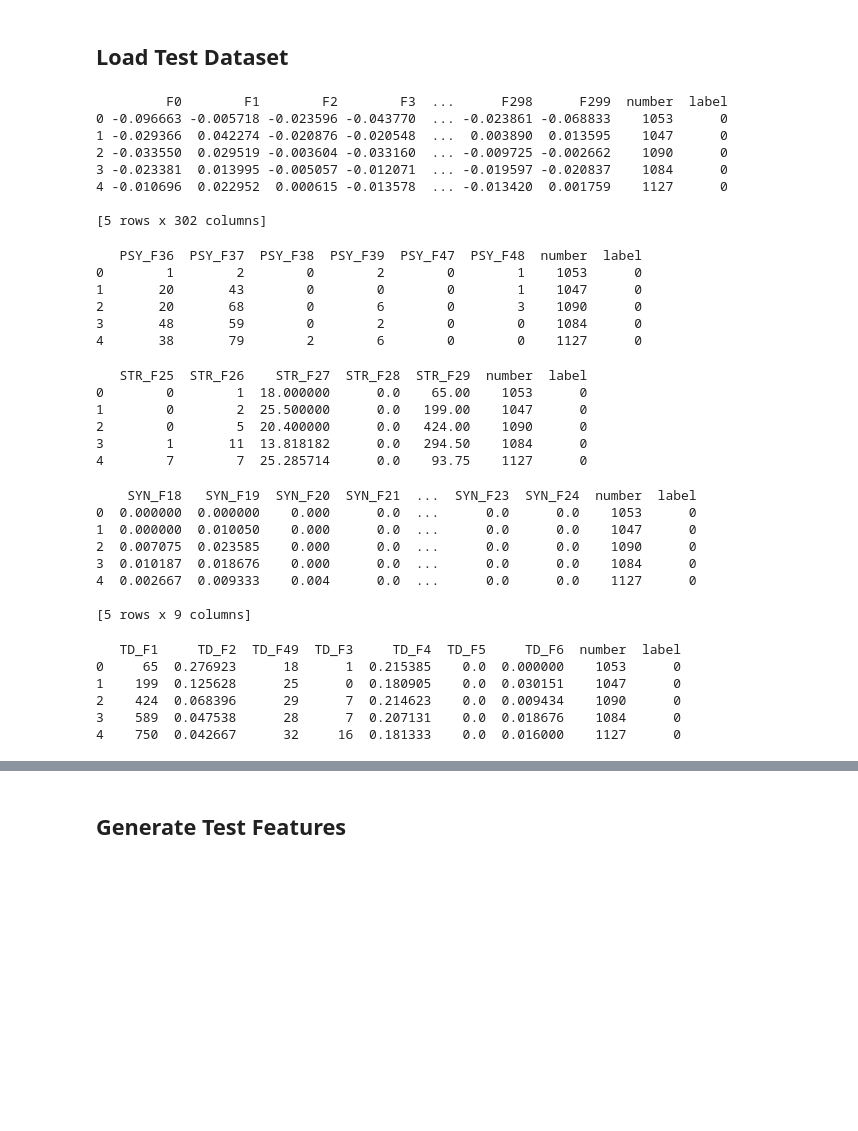
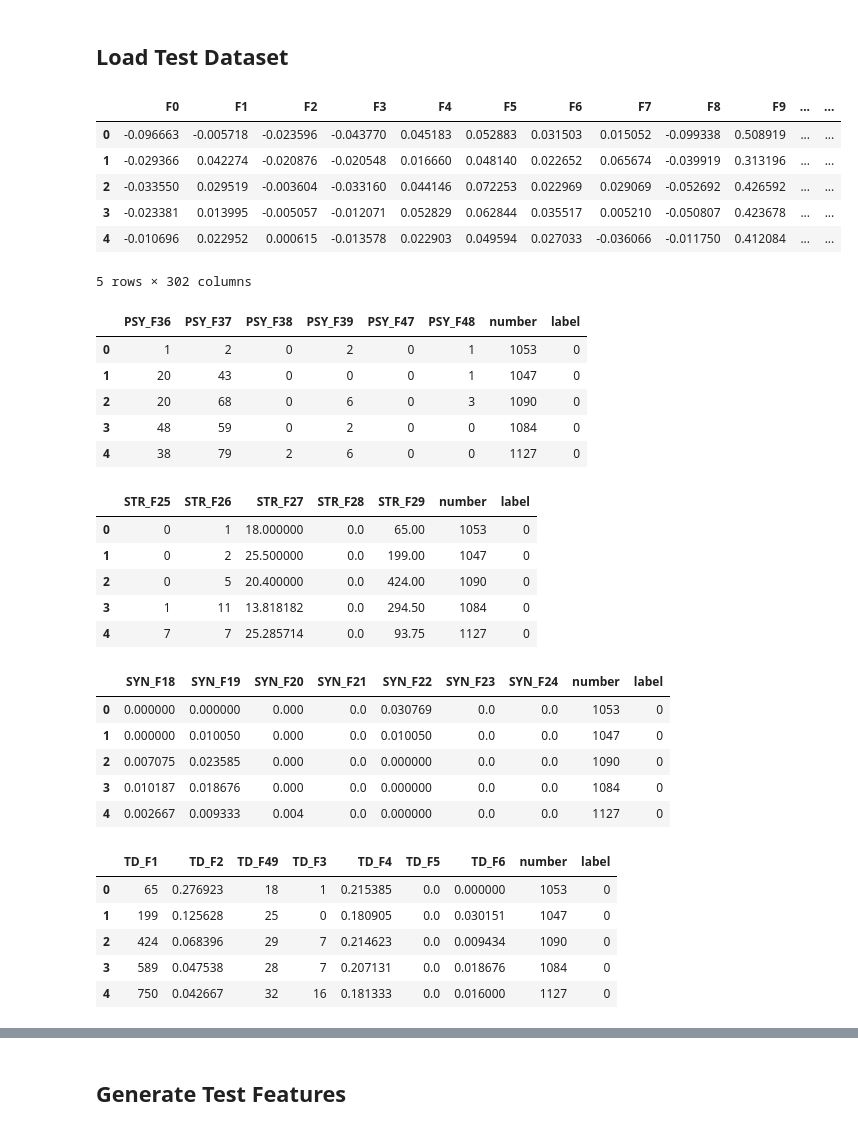
Before and after one commit to mirzanahal/Persian-Gender-Recognition, a Jupyter notebook: code/gender_recognition.ipynb, the cells around one changed output, grey strips where cells are left out. Cells and saved outputs as stored; diff of their text form; code cells hidden in the pictures; blank space fills up the shorter version.

```diff
--- a/code/gender_recognition.ipynb
+++ b/code/gender_recognition.ipynb
@@ -265,57 +254,54 @@ classifier.train(X, y, n_folds=10)
 ## Load Test Dataset
 # %%
 embedding_features_test = pd.read_csv(os.path.join(data_path.DATA_PATH, 'test', 'embedding_fasttext.csv'), index_col=0)
-print(embedding_features_test.head())
+embedding_features_test.head()
 # %% [output]
+|  | F0 | F1 | F2 | F3 | F4 | F5 | F6 | F7 | F8 | F9 | ... | ... |
+| 0 | -0.096663 | -0.005718 | -0.023596 | -0.043770 | 0.045183 | 0.052883 | 0.031503 | 0.015052 | -0.099338 | 0.508919 | ... | ... |
+| 1 | -0.029366 | 0.042274 | -0.020876 | -0.020548 | 0.016660 | 0.048140 | 0.022652 | 0.065674 | -0.039919 | 0.313196 | ... | ... |
+| 2 | -0.033550 | 0.029519 | -0.003604 | -0.033160 | 0.044146 | 0.072253 | 0.022969 | 0.029069 | -0.052692 | 0.426592 | ... | ... |
+| 3 | -0.023381 | 0.013995 | -0.005057 | -0.012071 | 0.052829 | 0.062844 | 0.035517 | 0.005210 | -0.050807 | 0.423678 | ... | ... |
+| 4 | -0.010696 | 0.022952 | 0.000615 | -0.013578 | 0.022903 | 0.049594 | 0.027033 | -0.036066 | -0.011750 | 0.412084 | ... | ... |
-         F0        F1        F2        F3  ...      F298      F299  number  label
-0 -0.096663 -0.005718 -0.023596 -0.043770  ... -0.023861 -0.068833    1053      0
-1 -0.029366  0.042274 -0.020876 -0.020548  ...  0.003890  0.013595    1047      0
-2 -0.033550  0.029519 -0.003604 -0.033160  ... -0.009725 -0.002662    1090      0
-3 -0.023381  0.013995 -0.005057 -0.012071  ... -0.019597 -0.020837    1084      0
-4 -0.010696  0.022952  0.000615 -0.013578  ... -0.013420  0.001759    1127      0
-
-[5 rows x 302 columns]
+5 rows × 302 columns
 # %%
 psychological_features_test = pd.read_csv(os.path.join(data_path.DATA_PATH, 'test', 'psychological_features.csv'), index_col=0)
-print(psychological_features_test.head())
+psychological_features_test.head()
 # %% [output]
-   PSY_F36  PSY_F37  PSY_F38  PSY_F39  PSY_F47  PSY_F48  number  label
-0        1        2        0        2        0        1    1053      0
-1       20       43        0        0        0        1    1047      0
-2       20       68        0        6        0        3    1090      0
-3       48       59        0        2        0        0    1084      0
-4       38       79        2        6        0        0    1127      0
+|  | PSY_F36 | PSY_F37 | PSY_F38 | PSY_F39 | PSY_F47 | PSY_F48 | number | label |
+| 0 | 1 | 2 | 0 | 2 | 0 | 1 | 1053 | 0 |
+| 1 | 20 | 43 | 0 | 0 | 0 | 1 | 1047 | 0 |
+| 2 | 20 | 68 | 0 | 6 | 0 | 3 | 1090 | 0 |
+| 3 | 48 | 59 | 0 | 2 | 0 | 0 | 1084 | 0 |
+| 4 | 38 | 79 | 2 | 6 | 0 | 0 | 1127 | 0 |
 # %%
 structural_features_test = pd.read_csv(os.path.join(data_path.DATA_PATH, 'test', 'structural_features.csv'), index_col=0)
-print(structural_features_test.head())
+structural_features_test.head()
 # %% [output]
-   STR_F25  STR_F26    STR_F27  STR_F28  STR_F29  number  label
-0        0        1  18.000000      0.0    65.00    1053      0
-1        0        2  25.500000      0.0   199.00    1047      0
-2        0        5  20.400000      0.0   424.00    1090      0
-3        1       11  13.818182      0.0   294.50    1084      0
-4        7        7  25.285714      0.0    93.75    1127      0
+|  | STR_F25 | STR_F26 | STR_F27 | STR_F28 | STR_F29 | number | label |
+| 0 | 0 | 1 | 18.000000 | 0.0 | 65.00 | 1053 | 0 |
+| 1 | 0 | 2 | 25.500000 | 0.0 | 199.00 | 1047 | 0 |
+| 2 | 0 | 5 | 20.400000 | 0.0 | 424.00 | 1090 | 0 |
+| 3 | 1 | 11 | 13.818182 | 0.0 | 294.50 | 1084 | 0 |
+| 4 | 7 | 7 | 25.285714 | 0.0 | 93.75 | 1127 | 0 |
 # %%
 syntactics_features_test = pd.read_csv(os.path.join(data_path.DATA_PATH, 'test', 'syntactics_features.csv'), index_col=0)
-print(syntactics_features_test.head())
+syntactics_features_test.head()
 # %% [output]
-    SYN_F18   SYN_F19  SYN_F20  SYN_F21  ...  SYN_F23  SYN_F24  number  label
-0  0.000000  0.000000    0.000      0.0  ...      0.0      0.0    1053      0
-1  0.000000  0.010050    0.000      0.0  ...      0.0      0.0    1047      0
-2  0.007075  0.023585    0.000      0.0  ...      0.0      0.0    1090      0
-3  0.010187  0.018676    0.000      0.0  ...      0.0      0.0    1084      0
-4  0.002667  0.009333    0.004      0.0  ...      0.0      0.0    1127      0
-
-[5 rows x 9 columns]
+|  | SYN_F18 | SYN_F19 | SYN_F20 | SYN_F21 | SYN_F22 | SYN_F23 | SYN_F24 | number | label |
+| 0 | 0.000000 | 0.000000 | 0.000 | 0.0 | 0.030769 | 0.0 | 0.0 | 1053 | 0 |
+| 1 | 0.000000 | 0.010050 | 0.000 | 0.0 | 0.010050 | 0.0 | 0.0 | 1047 | 0 |
+| 2 | 0.007075 | 0.023585 | 0.000 | 0.0 | 0.000000 | 0.0 | 0.0 | 1090 | 0 |
+| 3 | 0.010187 | 0.018676 | 0.000 | 0.0 | 0.000000 | 0.0 | 0.0 | 1084 | 0 |
+| 4 | 0.002667 | 0.009333 | 0.004 | 0.0 | 0.000000 | 0.0 | 0.0 | 1127 | 0 |
 # %%
 text_dependent_features_test = pd.read_csv(os.path.join(data_path.DATA_PATH, 'test', 'text_dependent_features.csv'), index_col=0)
-print(text_dependent_features_test.head())
+text_dependent_features_test.head()
 # %% [output]
-   TD_F1     TD_F2  TD_F49  TD_F3     TD_F4  TD_F5     TD_F6  number  label
-0     65  0.276923      18      1  0.215385    0.0  0.000000    1053      0
-1    199  0.125628      25      0  0.180905    0.0  0.030151    1047      0
-2    424  0.068396      29      7  0.214623    0.0  0.009434    1090      0
-3    589  0.047538      28      7  0.207131    0.0  0.018676    1084      0
-4    750  0.042667      32     16  0.181333    0.0  0.016000    1127      0
+|  | TD_F1 | TD_F2 | TD_F49 | TD_F3 | TD_F4 | TD_F5 | TD_F6 | number | label |
+| 0 | 65 | 0.276923 | 18 | 1 | 0.215385 | 0.0 | 0.000000 | 1053 | 0 |
+| 1 | 199 | 0.125628 | 25 | 0 | 0.180905 | 0.0 | 0.030151 | 1047 | 0 |
+| 2 | 424 | 0.068396 | 29 | 7 | 0.214623 | 0.0 | 0.009434 | 1090 | 0 |
+| 3 | 589 | 0.047538 | 28 | 7 | 0.207131 | 0.0 | 0.018676 | 1084 | 0 |
+| 4 | 750 | 0.042667 | 32 | 16 | 0.181333 | 0.0 | 0.016000 | 1127 | 0 |
 # %%
 word_dependent_features_test = pd.read_csv(os.path.join(data_path.DATA_PATH, 'test', 'word_dependent_features.csv'), index_col=0)
```
Also changed, not shown: parts of 27 cells of this notebook, 1 other file.
